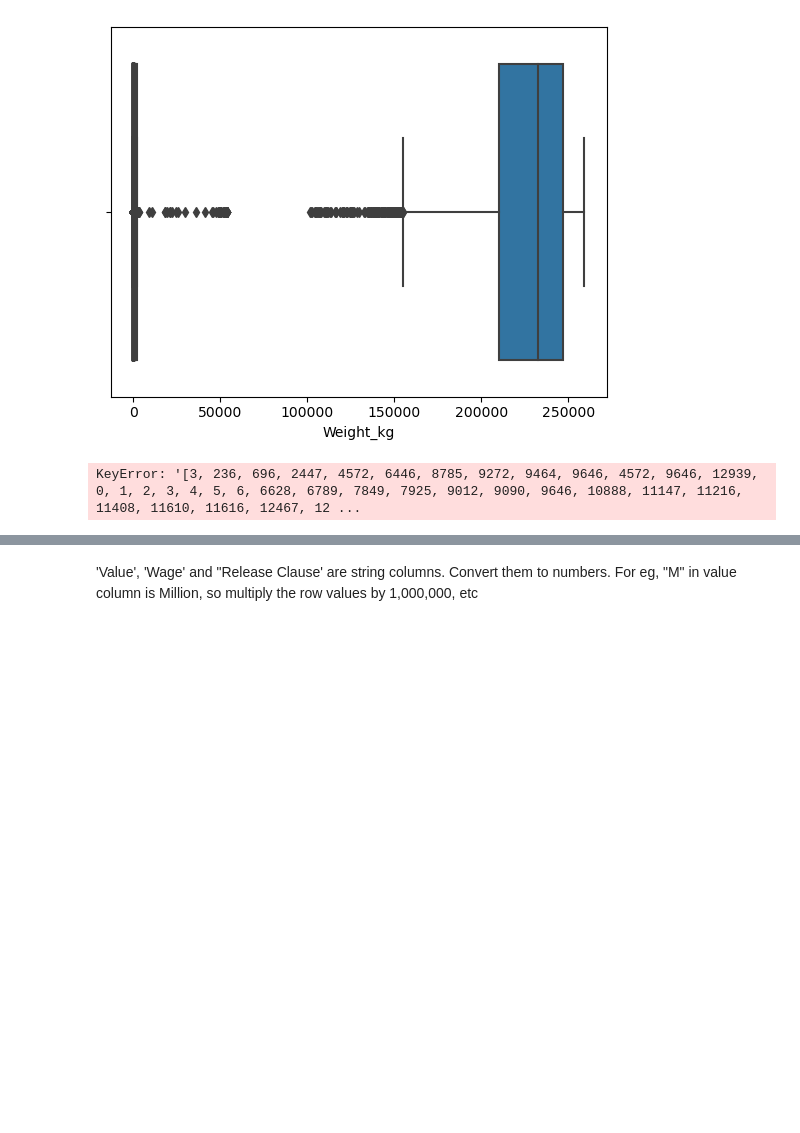
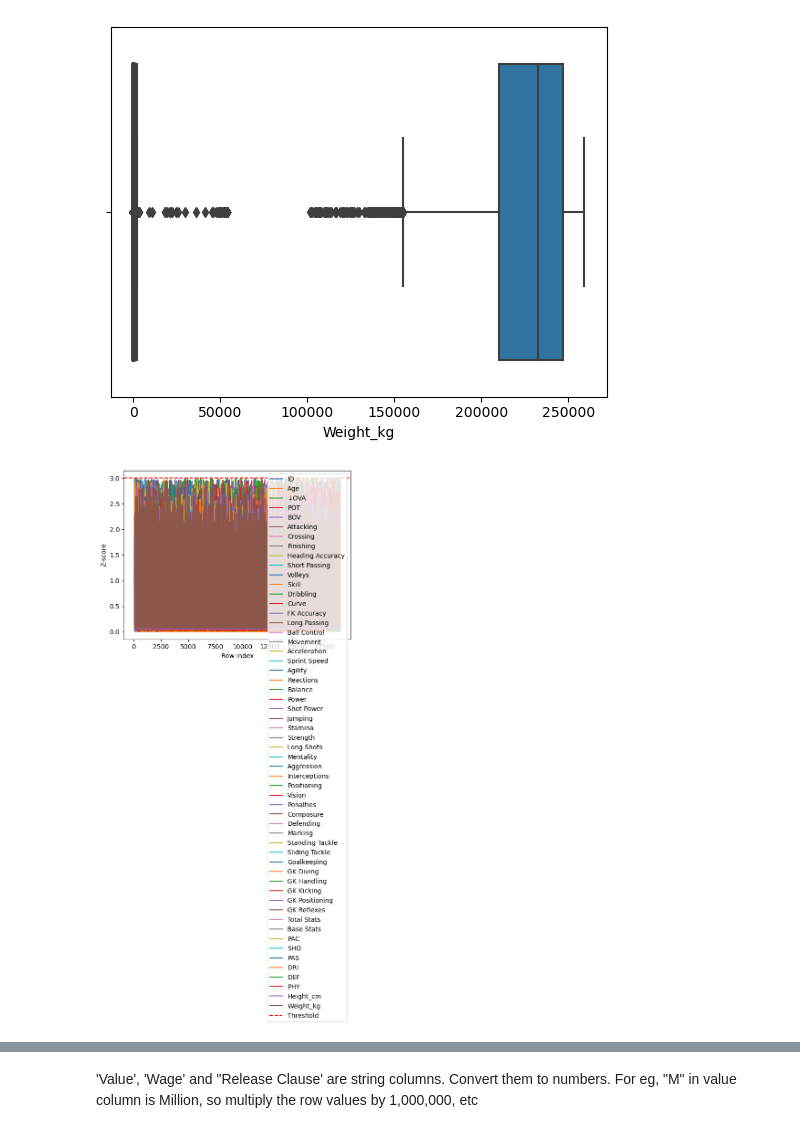
Before and after one commit to papstarlove/Data-Processing-Machine-Learning, a Jupyter notebook: fifa messy data/fifa project version 1.ipynb, the cells around one changed output, grey strips where cells are left out. Cells and saved outputs as stored; diff of their text form; code cells hidden in the pictures; blank space fills up the shorter version.

```diff
--- a/fifa messy data/fifa project version 1.ipynb
+++ b/fifa messy data/fifa project version 1.ipynb
@@ -210,54 +210,50 @@ for column in df.select_dtypes(include=['int', 'float']):
 # %% [output]
 [figure]
 # %%
+import numpy as np
+from scipy import stats
+import pandas as pd
+import matplotlib.pyplot as plt
 
-
+# Your existing code for detecting and removing outliers
 
 outlier_indices = []
 
 for column in df.columns:
-    if is_numeric_dtype(df[column]):
+    if pd.api.types.is_numeric_dtype(df[column]):
         z = np.abs(stats.zscore(df[column]))
         threshold = 3
         outliers = np.where(z > threshold)[0]
         outlier_indices.extend(outliers)
 
-# Iterate until no more outliers are found
 while len(outlier_indices) > 0:
     # Remove rows with outliers
-    df = df.drop(outlier_indices)
-
-    # Reset the index of the DataFrame
-    df = df.reset_index(drop=True)
+    df = df.drop(df.index[outlier_indices])
 
     # Re-calculate the Z-scores for numeric columns
     outlier_indices = []
     for column in df.columns:
-        if is_numeric_dtype(df[column]):
+        if pd.api.types.is_numeric_dtype(df[column]):
             z = np.abs(stats.zscore(df[column]))
             outliers = np.where(z > threshold)[0]
             outlier_indices.extend(outliers)
 
-    # Check if any outliers were found in this iteration
     if len(outlier_indices) == 0:
         break
 
 # Plot the process
-
-
-# Plot Z-scores for each numeric column
 for column in df.columns:
-    if is_numeric_dtype(df[column]):
+    if pd.api.types.is_numeric_dtype(df[column]):
         z = np.abs(stats.zscore(df[column]))
         plt.plot(z, label=column)
 
 plt.axhline(y=threshold, color='r', linestyle='--', label='Threshold')
 plt.xlabel('Row index')
 plt.ylabel('Z-score')
 plt.legend()
 plt.show()
 # %% [output]
-KeyError: '[3, 236, 696, 2447, 4572, 6446, 8785, 9272, 9464, 9646, 4572, 9646, 12939, 0, 1, 2, 3, 4, 5, 6, 6628, 6789, 7849, 7925, 9012, 9090, 9646, 10888, 11147, 11216, 11408, 11610, 11616, 12467, 12 ...
+[figure, added]
 # %%
 #Based on the 'Joined' column, check which players have been playing at a club for more than 10 years!
   # convert the 'Joined' column to datetime format
```
